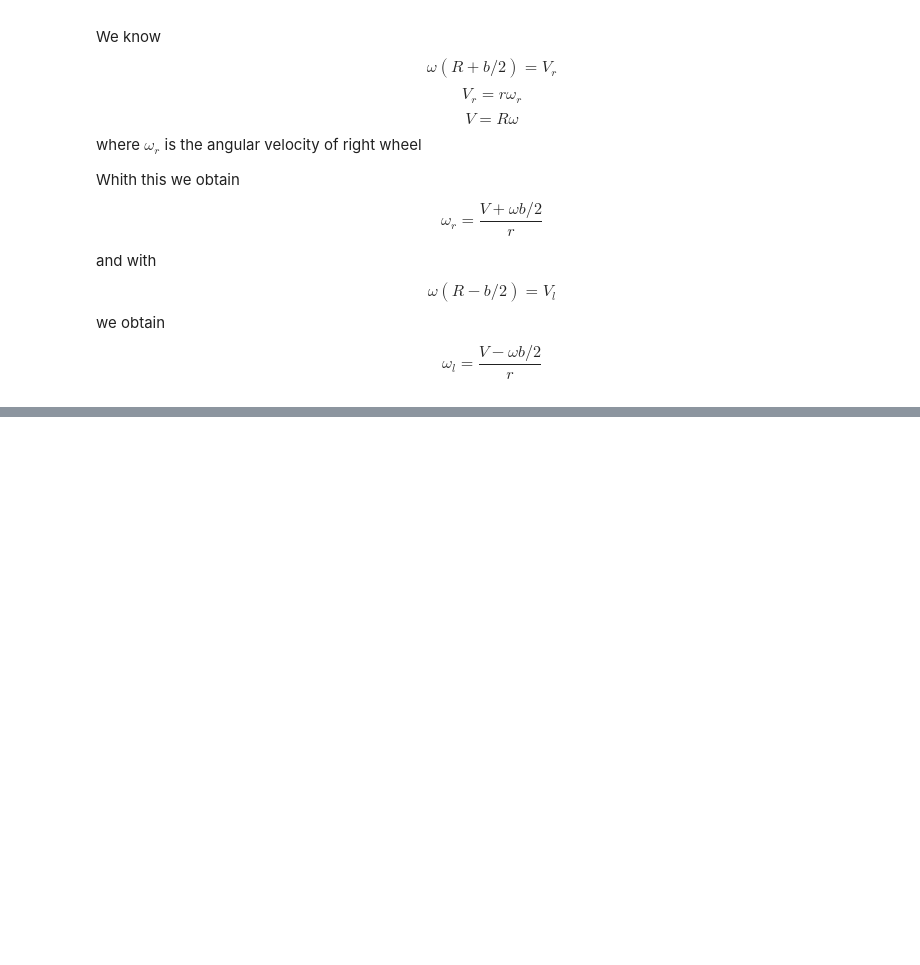
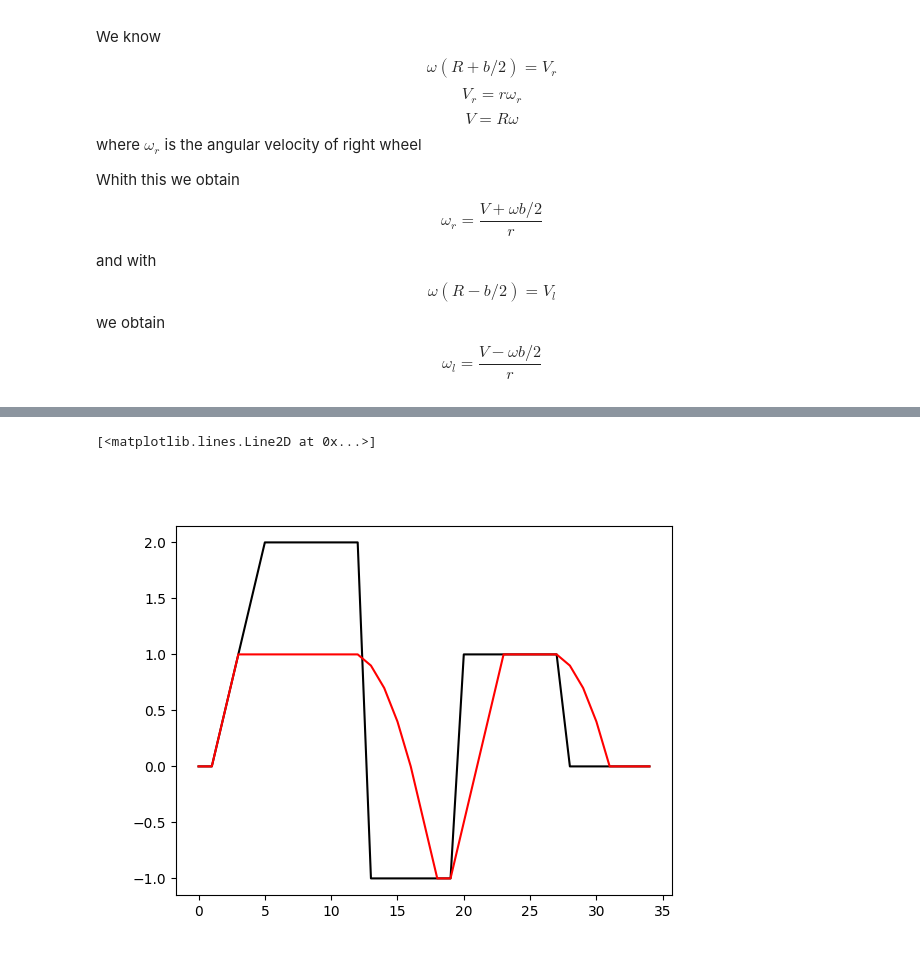
Before and after one commit to hdumcke/linorobot2_hoverboard, a Jupyter notebook: jupyternb/horo/2-controller.ipynb, the cells around one changed output, grey strips where cells are left out. Saved outputs shown, nothing was run; the diff lists cells and outputs as text; code cells hidden in the pictures; blank space fills up the shorter version.

```diff
--- a/jupyternb/horo/2-controller.ipynb
+++ b/jupyternb/horo/2-controller.ipynb
@@ -64,5 +62,5 @@ def get_wheel_speed(msg):
     return w_l, w_r
 # %%
-msg = {'linear': {'x': 0.0, 'y': 0.0, 'z': 0.0}, 'angular': {'x': 0.0, 'y': 0.0, 'z': 1.0}}
+msg = {'linear': {'x': 1.0, 'y': 0.0, 'z': 0.0}, 'angular': {'x': 0.0, 'y': 0.0, 'z': 0.0}}
 get_wheel_speed(msg)
 # %% [output]
@@ -118,0 +205,27 @@ As a new step we have to calculate the position and orientation at time %\delta$
+# %%
+v_limit = 1.0
+a_limit = 0.5
+j_limit = 0.1
+v_min = -v_limit
+v_max = v_limit
+a_min = -a_limit
+a_max = a_limit
+j_min = -j_limit
+j_max = j_limit
+# %%
+def speed_limit(v_n, v_n1,v_n2, dt):
+    a1 = (v_n - v_n1) / dt
+    a2 = (v_n1 - v_n2) / dt
+    a1 = min(a1, a_max)
+    a2 = min(a2, a_max)
+    a1 = max(a1, a_min)
+    a2 = max(a2, a_min)
+    j = (a1 - a2) / dt
+    j = max(j, j_min)
+    j = max(j, j_min)
+    v = 2 * v_n1 - v_n2 + j * dt**2
+    v = max(v, v_min)
+    v = min(v, v_max)
+    return v
+# %%
+v = [0., 0., 0.5, 1., 1.5, 2, 2, 2, 2, 2, 2, 2, 2, -1, -1, -1, -1, -1, -1, -1, 1, 1, 1, 1, 1, 1, 1, 1, 0, 0, 0, 0, 0, 0, 0]
@@ -118,0 +236,18 @@ As a new step we have to calculate the position and orientation at time %\delta$
+# %%
+x = range(len(v))
+v_lim = v[0:2]
+a = [0]
+j = [0]
+for i in range(len(v)-2):
+    v_lim.append(speed_limit(v[i+2], v_lim[i+1], v_lim[i], 1))
+for i in range(len(v)-1):
+    a.append(v_lim[i+1]-v_lim[i])
+for i in range(len(v)-1):
+    j.append(a[i+1]-a[i])
+fig, ax = plt.subplots()
+ax.plot(x, v, 'k')
+#ax.plot(x, j, 'g')
+ax.plot(x, v_lim, 'r')
+# %% [output]
+[<matplotlib.lines.Line2D at 0x...>]
+[figure, added]
```
Also changed, not shown: parts of 12 cells of this notebook, 15 other files.
